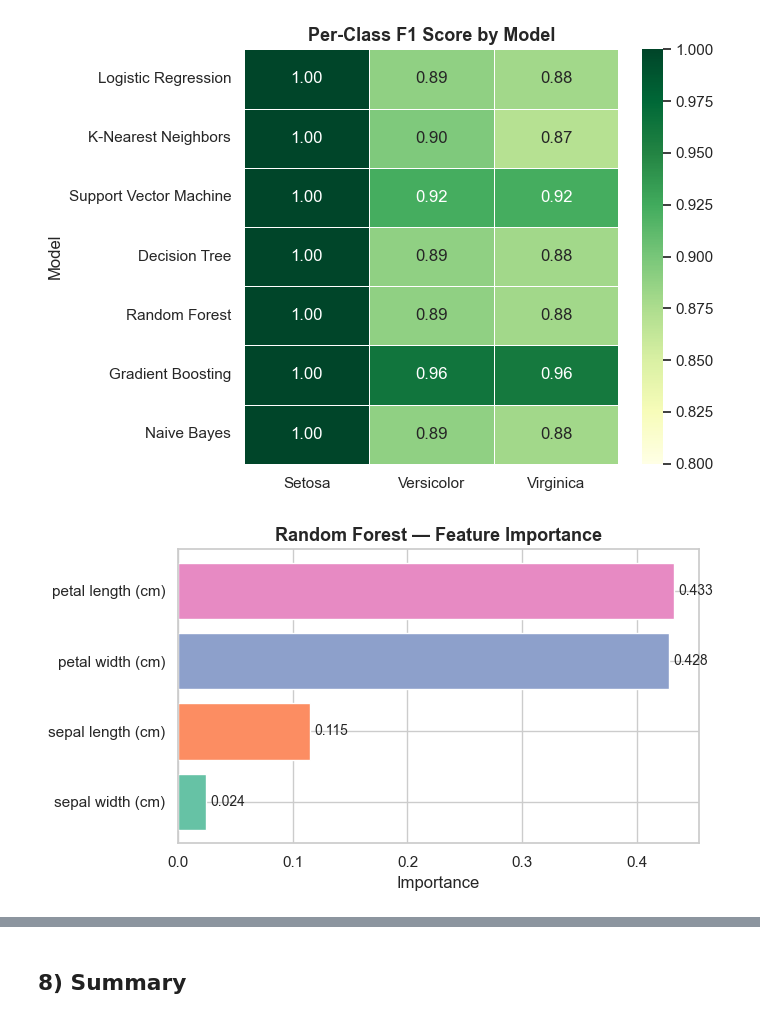
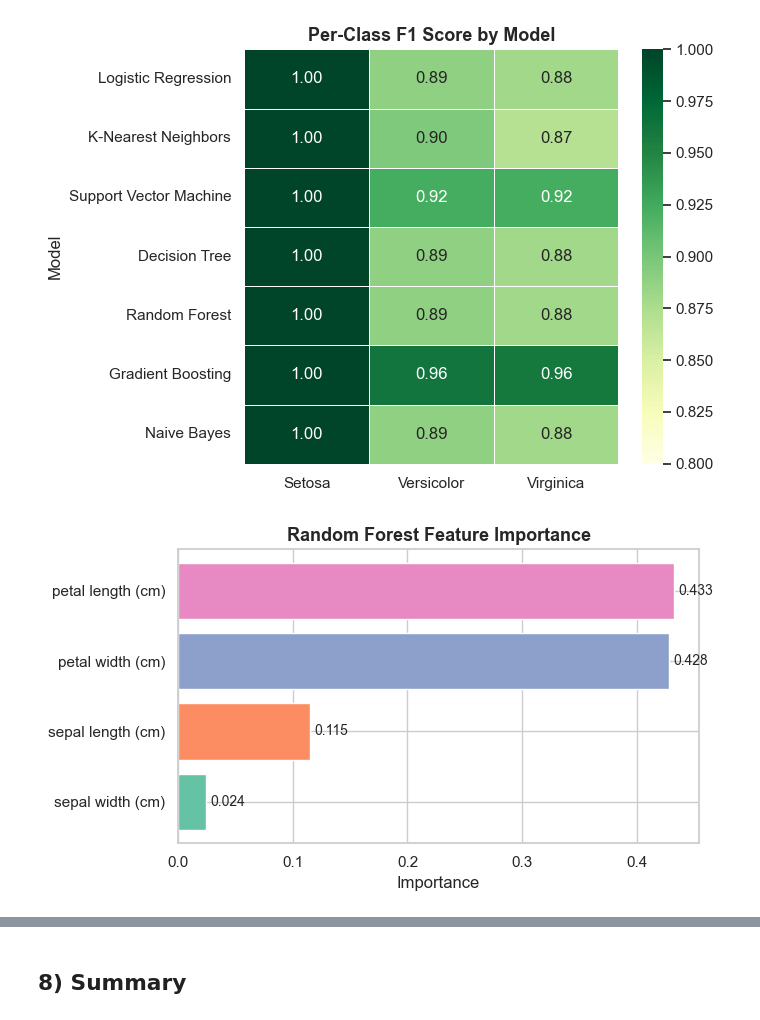
Before and after one commit to AsmiShirkeSamant/Modelling_internship, a Jupyter notebook: Iris_2.ipynb, the cells around one changed output, grey strips where cells are left out. Drawn from its saved outputs; the diff is of its cells as text; code cells hidden in the pictures.

```diff
--- a/Iris_2.ipynb
+++ b/Iris_2.ipynb
@@ -236,22 +246,22 @@ plt.show()
 # %% [output]
 [figure]
 # %%
-# ── 7e: Random Forest feature importance ─────────────────
+#Random Forest feature importance
 rf_model = fitted_models['Random Forest'][0].named_steps['clf']
 importances = rf_model.feature_importances_
 feat_names  = X.columns.tolist()
 
 fi_df = pd.DataFrame({'Feature': feat_names, 'Importance': importances})\
           .sort_values('Importance', ascending=True)
 
 fig, ax = plt.subplots(figsize=(7, 4))
 bars = ax.barh(fi_df['Feature'], fi_df['Importance'],
                color=sns.color_palette('Set2', len(fi_df)))
 ax.bar_label(bars, fmt='%.3f', padding=3, fontsize=10)
-ax.set_title('Random Forest — Feature Importance', fontsize=13, fontweight='bold')
+ax.set_title('Random Forest Feature Importance', fontsize=13, fontweight='bold')
 ax.set_xlabel('Importance')
 plt.tight_layout()
 plt.show()
 # %% [output]
-[figure, old version]
+[figure, new version]
 # %%
```
Also changed, not shown: parts of 9 cells of this notebook, 5 other files.
